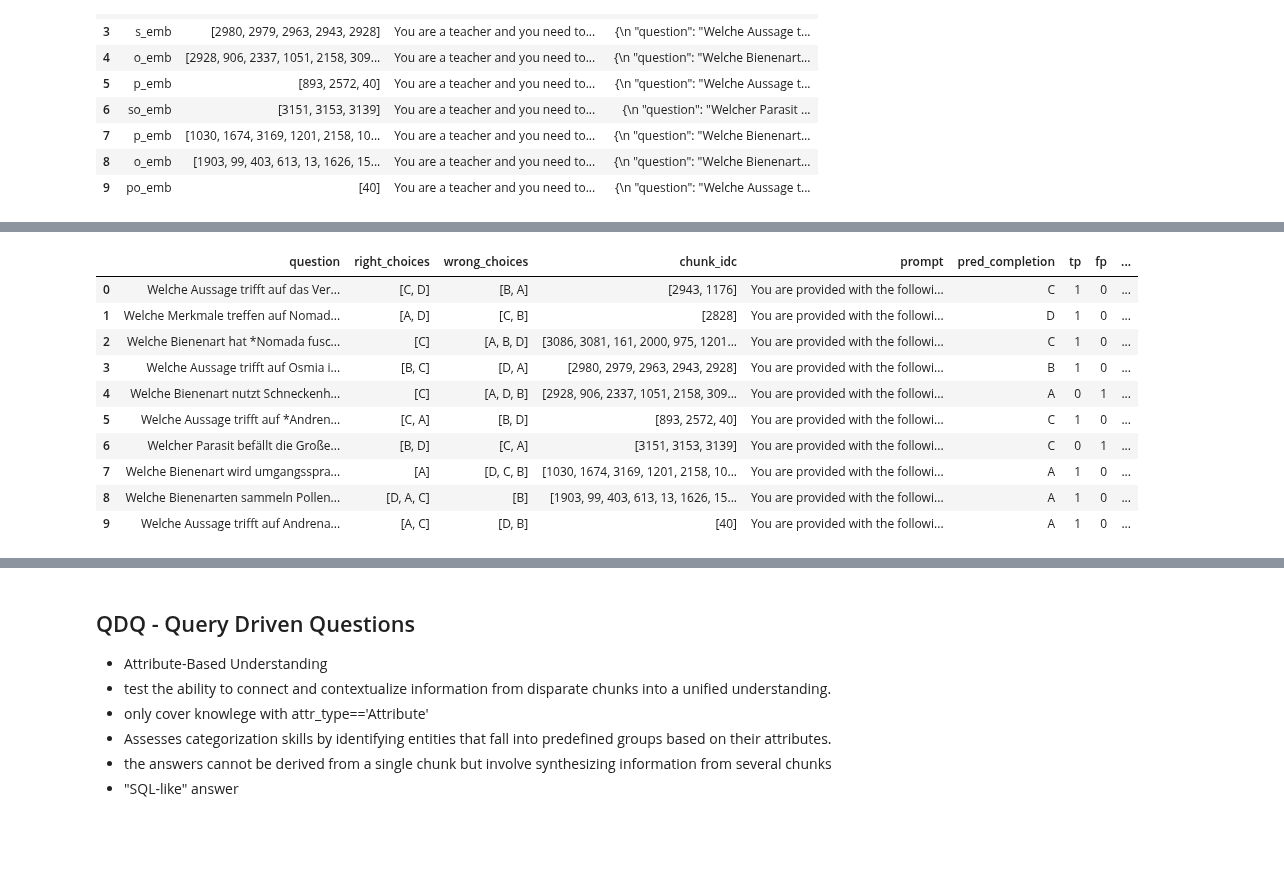
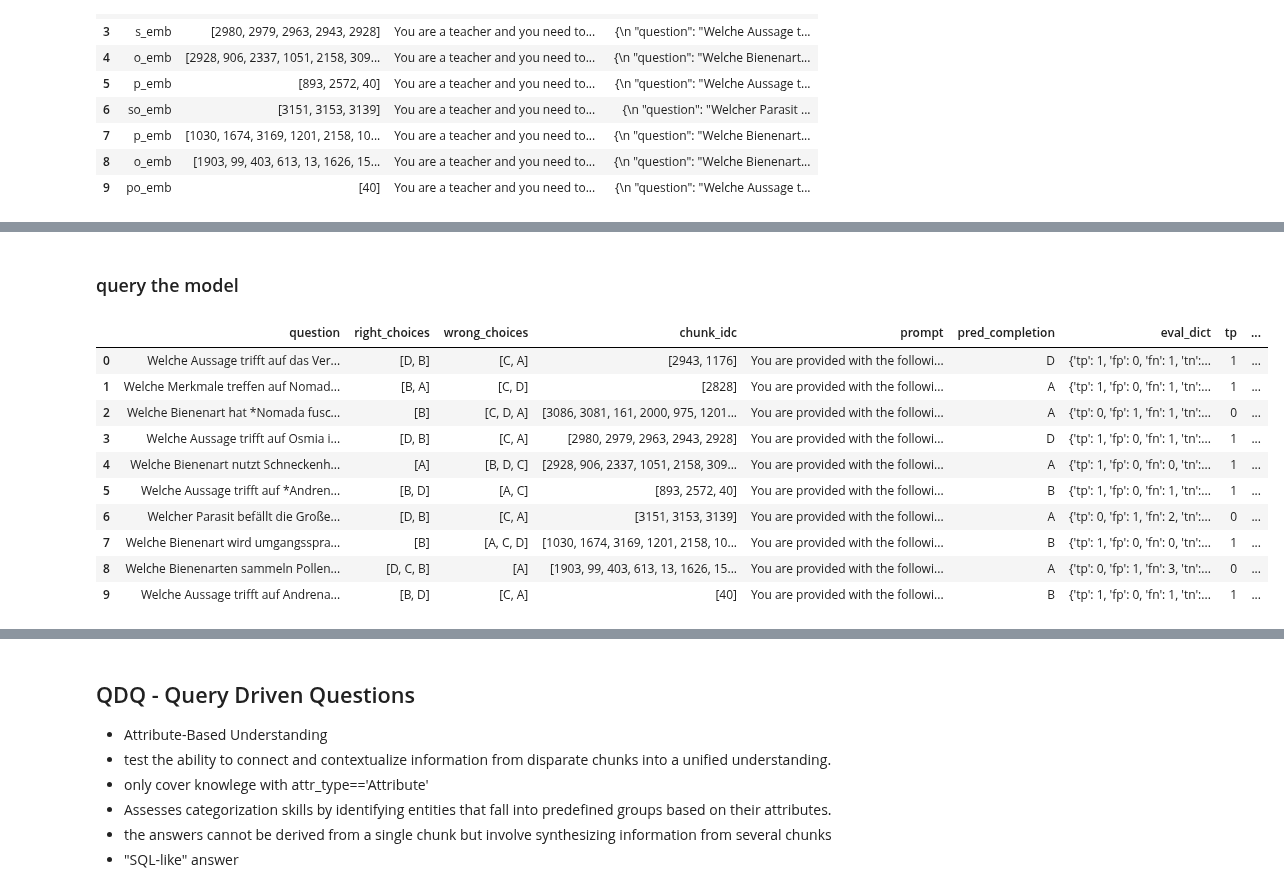
Before and after one commit to fee1ix/beesup_injection_lab, a Jupyter notebook: experiment_notebook.ipynb, the cells around one changed output, grey strips where cells are left out. Cells and saved outputs as stored; diff of their text form; code cells hidden in the pictures; blank space fills up the shorter version.

```diff
--- a/experiment_notebook.ipynb
+++ b/experiment_notebook.ipynb
@@ -104,5 +104,5 @@ reimport()
 # %%
 #Load Model
 llm_pipe=LlamaPipeline()
-llm_pipe.prepare_inference()
+model=llm_pipe.get_model()
 # %% [output]
@@ -111,0 +112,3 @@ llm_pipe.prepare_inference()
+# %%
+llm_pipe=LlamaPipeline(model)
+llm_pipe.prepare_inference()
@@ -563,7 +638,7 @@ mcq_samples_df[['question','right_choices','wrong_choices']]=None,None,None
 for i, sample_row in mcq_samples_df.iterrows():
     mcq_dict=json.loads(sample_row['completion'])
     all_choices=mcq_dict['right_choices']+mcq_dict['wrong_choices']
-    random.shuffle(all_choices)
+    random.shuffle(all_choices, )
 
     question=mcq_dict['question']
     for j,choice in enumerate(all_choices):
@@ -591,3 +666,5 @@ mcq_samples_df
+# %% [markdown]
+### query the model
 # %%
 def get_mcq_prompt(sample):
     prompt=""
@@ -609,78 +686,46 @@ def clean_completion(completion):
 def get_pred_completion(sample, llm_pipe):
     completion=llm_pipe(sample.prompt, use_chatformat=True, stream=False, stop_strings=['\n'])[0]['generated_text']
     completion=clean_completion(completion)
     return completion
 
 def get_mcq_eval_dict(sample):
 
-    gold_choices=set(row['right_choices'])
-    pred_choices=set([a.strip().upper() for a in re.split(r'[,\?;! ]',row['pred_completion']) if (a.strip() and a in LETTERS)])
+    gold_choices=set(sample['right_choices'])
+    pred_choices=set([a.strip().upper() for a in re.split(r'[,\?;! ]',sample['pred_completion']) if (a.strip() and a in LETTERS)])
 
-    choices=set(gold_choices.union(set(row['wrong_choices'])))
+    choices=set(gold_choices.union(set(sample['wrong_choices'])))
 
     tp=len(gold_choices.intersection(pred_choices))
     fp=len(pred_choices-gold_choices)
     fn=len(gold_choices-pred_choices)
     tn=len(choices-(gold_choices.union(pred_choices)))
-
-    mcq_samples_df.at[i,'tp']=tp
-    mcq_samples_df.at[i,'fp']=fp
-    mcq_samples_df.at[i,'fn']=fn
-    mcq_samples_df.at[i,'tn']=tn
 
     pre=tp/(tp+fp) if tp+fp>0 else 0
     rec=tp/(tp+fn) if tp+fn>0 else 0
     f1_score=2*(pre*rec)/(pre+rec) if pre+rec>0 else 0
 
     eval_dict=dict(
         tp=tp, fp=fp, fn=fn, tn=tn,
         P=pre, R=rec, F1=f1_score
     )
 
     return eval_dict
 
-
-
 mcq_samples_df['prompt']=mcq_samples_df.apply(get_mcq_prompt, axis=1)
 mcq_samples_df['pred_completion']=mcq_samples_df.apply(lambda x: get_pred_completion(x, llm_pipe), axis=1)
 
-mcq_samples_df[['tp','fp','fn','tn']]=None,None,None,None
-mcq_samples_df[['P','R','F1']]=None,None,None
-for i, row in mcq_samples_df.iterrows():
-
-    gold_choices=set(row['right_choices'])
-    pred_choices=set([a.strip().upper() for a in re.split(r'[,\?;! ]',row['pred_completion']) if (a.strip() and a in LETTERS)])
-
-    choices=set(gold_choices.union(set(row['wrong_choices'])))
-
-    tp=len(gold_choices.intersection(pred_choices))
-    fp=len(pred_choices-gold_choices)
-    fn=len(gold_choices-pred_choices)
-    tn=len(choices-(gold_choices.union(pred_choices)))
-
-    mcq_samples_df.at[i,'tp']=tp
-    mcq_samples_df.at[i,'fp']=fp
-    mcq_samples_df.at[i,'fn']=fn
-    mcq_samples_df.at[i,'tn']=tn
-
-    pre=tp/(tp+fp) if tp+fp>0 else 0
-    rec=tp/(tp+fn) if tp+fn>0 else 0
-    f1_score=2*(pre*rec)/(pre+rec) if pre+rec>0 else 0
-
-    mcq_samples_df.at[i,'P']=pre
-    mcq_samples_df.at[i,'R']=rec
-    mcq_samples_df.at[i,'F1']=f1_score
-
+mcq_samples_df['eval_dict']=mcq_samples_df.apply(get_mcq_eval_dict, axis=1)
+mcq_samples_df = mcq_samples_df.join(pd.json_normalize(mcq_samples_df['eval_dict']))
 mcq_samples_df
 # %% [output]
-|  | question | right_choices | wrong_choices | chunk_idc | prompt | pred_completion | tp | fp | ... |
-| 0 | Welche Aussage trifft auf das Ver... | [C, D] | [B, A] | [2943, 1176] | You are provided with the followi... | C | 1 | 0 | ... |
-| 1 | Welche Merkmale treffen auf Nomad... | [A, D] | [C, B] | [2828] | You are provided with the followi... | D | 1 | 0 | ... |
-| 2 | Welche Bienenart hat *Nomada fusc... | [C] | [A, B, D] | [3086, 3081, 161, 2000, 975, 1201... | You are provided with the followi... | C | 1 | 0 | ... |
-| 3 | Welche Aussage trifft auf Osmia i... | [B, C] | [D, A] | [2980, 2979, 2963, 2943, 2928] | You are provided with the followi... | B | 1 | 0 | ... |
-| 4 | Welche Bienenart nutzt Schneckenh... | [C] | [A, D, B] | [2928, 906, 2337, 1051, 2158, 309... | You are provided with the followi... | A | 0 | 1 | ... |
-| 5 | Welche Aussage trifft auf *Andren... | [C, A] | [B, D] | [893, 2572, 40] | You are provided with the followi... | C | 1 | 0 | ... |
-| 6 | Welcher Parasit befällt die Große... | [B, D] | [C, A] | [3151, 3153, 3139] | You are provided with the followi... | C | 0 | 1 | ... |
-| 7 | Welche Bienenart wird umgangsspra... | [A] | [D, C, B] | [1030, 1674, 3169, 1201, 2158, 10... | You are provided with the followi... | A | 1 | 0 | ... |
-| 8 | Welche Bienenarten sammeln Pollen... | [D, A, C] | [B] | [1903, 99, 403, 613, 13, 1626, 15... | You are provided with the followi... | A | 1 | 0 | ... |
-| 9 | Welche Aussage trifft auf Andrena... | [A, C] | [D, B] | [40] | You are provided with the followi... | A | 1 | 0 | ... |
+|  | question | right_choices | wrong_choices | chunk_idc | prompt | pred_completion | eval_dict | tp | ... |
+| 0 | Welche Aussage trifft auf das Ver... | [D, B] | [C, A] | [2943, 1176] | You are provided with the followi... | D | {'tp': 1, 'fp': 0, 'fn': 1, 'tn':... | 1 | ... |
+| 1 | Welche Merkmale treffen auf Nomad... | [B, A] | [C, D] | [2828] | You are provided with the followi... | A | {'tp': 1, 'fp': 0, 'fn': 1, 'tn':... | 1 | ... |
+| 2 | Welche Bienenart hat *Nomada fusc... | [B] | [C, D, A] | [3086, 3081, 161, 2000, 975, 1201... | You are provided with the followi... | A | {'tp': 0, 'fp': 1, 'fn': 1, 'tn':... | 0 | ... |
+| 3 | Welche Aussage trifft auf Osmia i... | [D, B] | [C, A] | [2980, 2979, 2963, 2943, 2928] | You are provided with the followi... | D | {'tp': 1, 'fp': 0, 'fn': 1, 'tn':... | 1 | ... |
+| 4 | Welche Bienenart nutzt Schneckenh... | [A] | [B, D, C] | [2928, 906, 2337, 1051, 2158, 309... | You are provided with the followi... | A | {'tp': 1, 'fp': 0, 'fn': 0, 'tn':... | 1 | ... |
+| 5 | Welche Aussage trifft auf *Andren... | [B, D] | [A, C] | [893, 2572, 40] | You are provided with the followi... | B | {'tp': 1, 'fp': 0, 'fn': 1, 'tn':... | 1 | ... |
+| 6 | Welcher Parasit befällt die Große... | [D, B] | [C, A] | [3151, 3153, 3139] | You are provided with the followi... | A | {'tp': 0, 'fp': 1, 'fn': 2, 'tn':... | 0 | ... |
+| 7 | Welche Bienenart wird umgangsspra... | [B] | [A, C, D] | [1030, 1674, 3169, 1201, 2158, 10... | You are provided with the followi... | B | {'tp': 1, 'fp': 0, 'fn': 0, 'tn':... | 1 | ... |
+| 8 | Welche Bienenarten sammeln Pollen... | [D, C, B] | [A] | [1903, 99, 403, 613, 13, 1626, 15... | You are provided with the followi... | A | {'tp': 0, 'fp': 1, 'fn': 3, 'tn':... | 0 | ... |
+| 9 | Welche Aussage trifft auf Andrena... | [B, D] | [C, A] | [40] | You are provided with the followi... | B | {'tp': 1, 'fp': 0, 'fn': 1, 'tn':... | 1 | ... |
```
Also changed, not shown: parts of 25 cells of this notebook, 25 other files.
